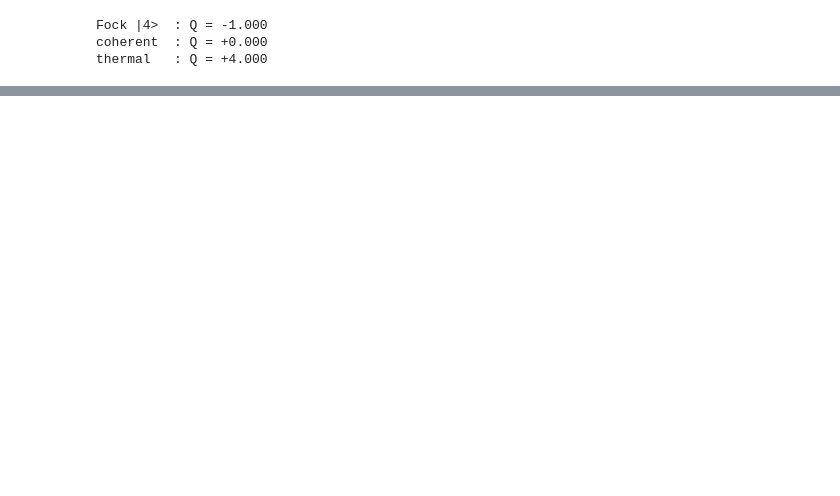
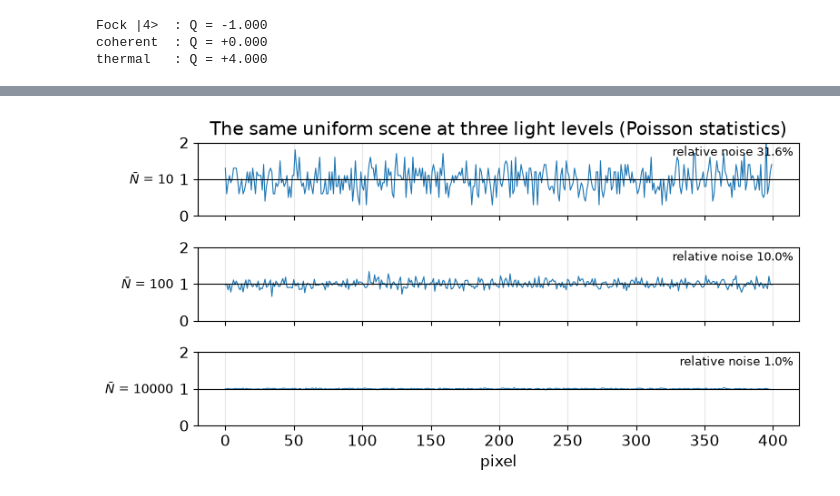
Before and after one commit to laserlab/CountingPhotons, a Jupyter notebook: lectures/01_QuantumLight_PhotonStatistics.ipynb, the cells around one changed output, grey strips where cells are left out. Cells and saved outputs as stored; diff of their text form; code cells hidden in the pictures; blank space fills up the shorter version.

```diff
--- a/lectures/01_QuantumLight_PhotonStatistics.ipynb
+++ b/lectures/01_QuantumLight_PhotonStatistics.ipynb
@@ -188,0 +269,20 @@ plt.show()
+# %%
+# Shot noise you have personally seen: photon counts across an 'image' row.
+# A uniform gray scene photographed at three light levels.
+pixels = 400
+fig, axes = plt.subplots(3, 1, figsize=(8, 4.2), sharex=True)
+for ax, Nbar in zip(axes, [10, 100, 10_000]):
+    counts = rng.poisson(Nbar, pixels)
+    ax.plot(counts / Nbar, lw=0.8)
+    ax.axhline(1, color="k", lw=0.8)
+    ax.set_ylim(0, 2)
+    ax.set_ylabel(f"$\\bar N$ = {Nbar}", rotation=0, ha="right", va="center",
+                  fontsize=10)
+    ax.text(0.99, 0.82, f"relative noise {1/np.sqrt(Nbar):.1%}",
+            transform=ax.transAxes, ha="right", fontsize=9)
+axes[-1].set_xlabel("pixel")
+axes[0].set_title("The same uniform scene at three light levels (Poisson statistics)")
+plt.tight_layout()
+plt.show()
+# %% [output]
+[figure, added]
```
Also changed, not shown: parts of 24 cells of this notebook, 8 other files.
